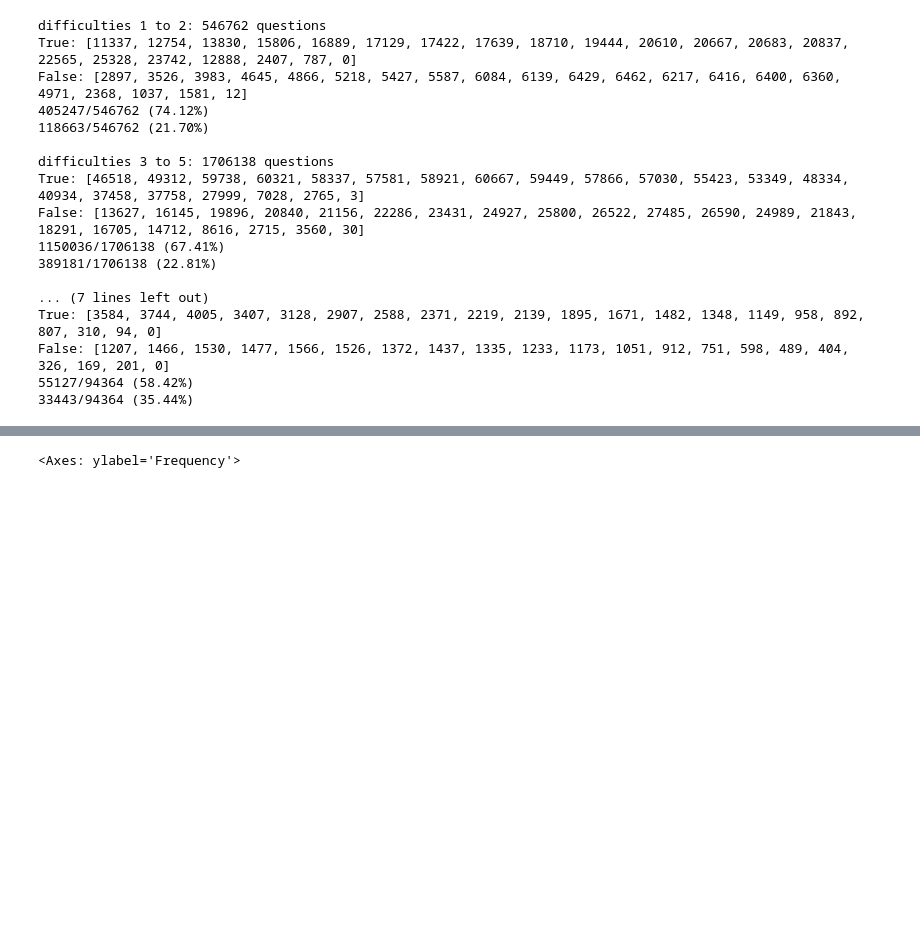
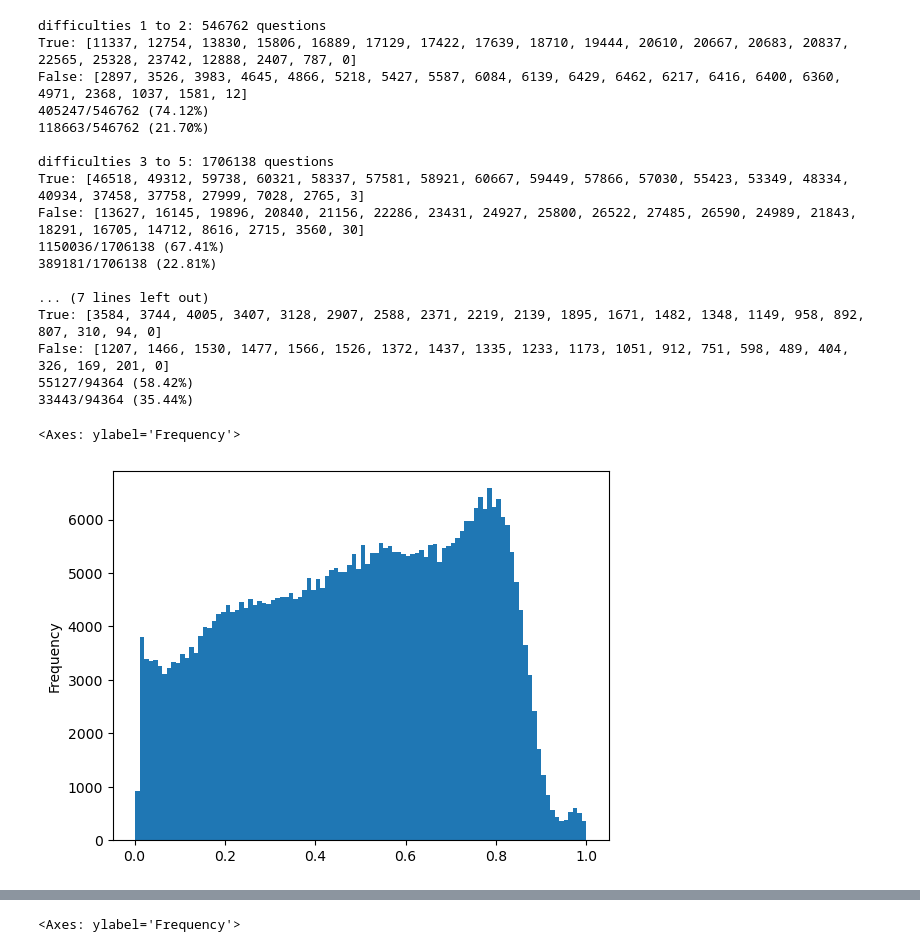
Before and after one commit to qbreader/database, a Jupyter notebook: buzzpoint-analysis/analysis.ipynb, the cells around one changed output, grey strips where cells are left out. Cells and saved outputs as stored; diff of their text form; code cells hidden in the pictures; blank space fills up the shorter version.

Commit message:
update graphs

```diff
--- a/buzzpoint-analysis/analysis.ipynb
+++ b/buzzpoint-analysis/analysis.ipynb
@@ -14,7 +14,7 @@ import numpy as np
 # in addition to the above fields, this includes "_id", "subcategory", and "alternate_subcategory" (if it exists)
 # %%
 buzzpoints = []
-with open('buzzpoint-data.txt') as f:
+with open('buzzpoint-data-small.txt') as f:
     for line in tqdm(f):
         buzzpoints.append(json.loads(line))
 # %%
@@ -70,3 +70,9 @@ True: [3584, 3744, 4005, 3407, 3128, 2907, 2588, 2371, 2219, 2139, 1895, 1671, 1
 False: [1207, 1466, 1530, 1477, 1566, 1526, 1372, 1437, 1335, 1233, 1173, 1051, 912, 751, 598, 489, 404, 326, 169, 201, 0]
 55127/94364 (58.42%)
 33443/94364 (35.44%)
+# %%
+[lower, upper] = [1, 2]
+df.loc[(df['difficulty'] >= lower) & (df['difficulty'] <= upper) & (df['celerity'] > 0), 'celerity'].plot.hist(bins=100)
+# %% [output]
+<Axes: ylabel='Frequency'>
+[figure, added]
```
Also changed, not shown: parts of 2 cells of this notebook.
